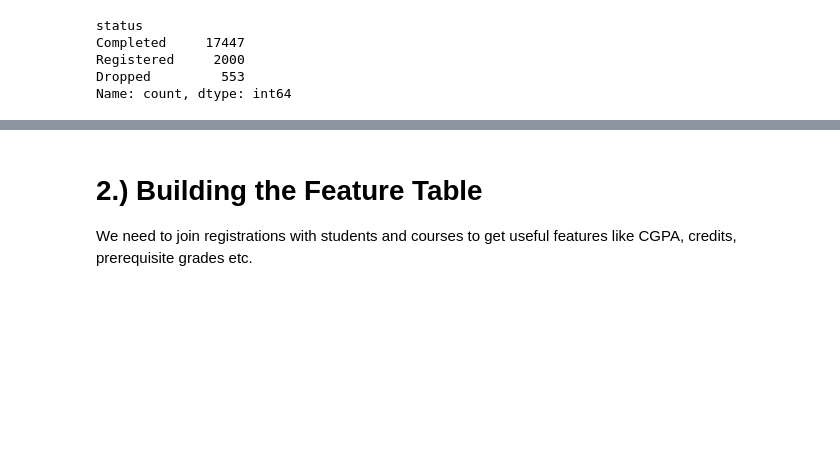
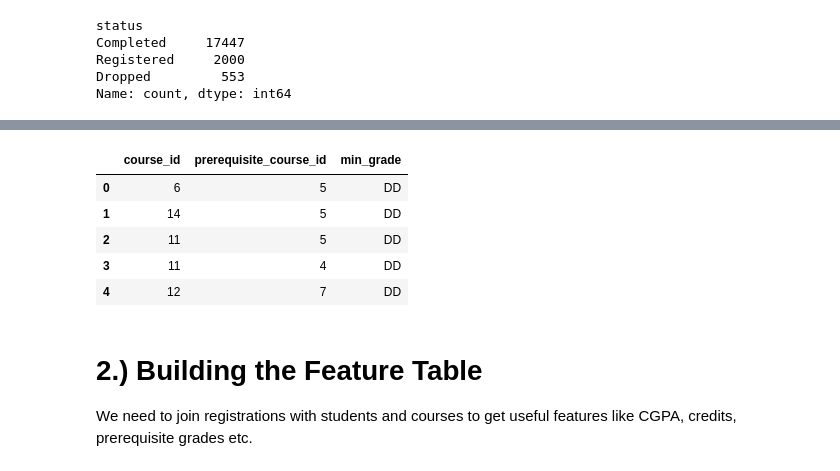
Before and after one commit to jivansh-ml/Team-Project, a Jupyter notebook: Course_Risk_Prediction.ipynb, the cells around one changed output, grey strips where cells are left out. Cells and saved outputs as stored; diff of their text form; code cells hidden in the pictures; blank space fills up the shorter version.

```diff
--- a/Course_Risk_Prediction.ipynb
+++ b/Course_Risk_Prediction.ipynb
@@ -69,3 +90,12 @@ Name: count, dtype: int64
+# %%
+prerequisites.head(5)
+# %% [output]
+|  | course_id | prerequisite_course_id | min_grade |
+| 0 | 6 | 5 | DD |
+| 1 | 14 | 5 | DD |
+| 2 | 11 | 5 | DD |
+| 3 | 11 | 4 | DD |
+| 4 | 12 | 7 | DD |
 # %% [markdown]
 # 2.) Building the Feature Table
 We need to join registrations with students and courses to get useful features like CGPA, credits, prerequisite grades etc.
```
Also changed, not shown: parts of 4 cells of this notebook, 2 other files.
